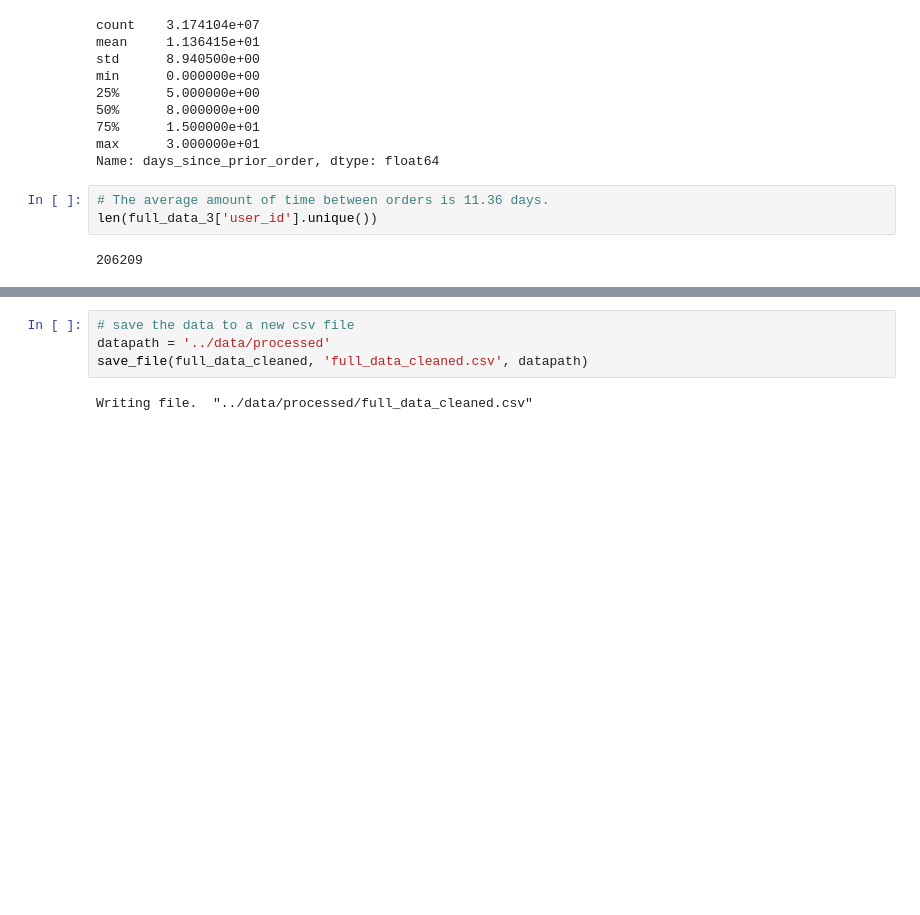
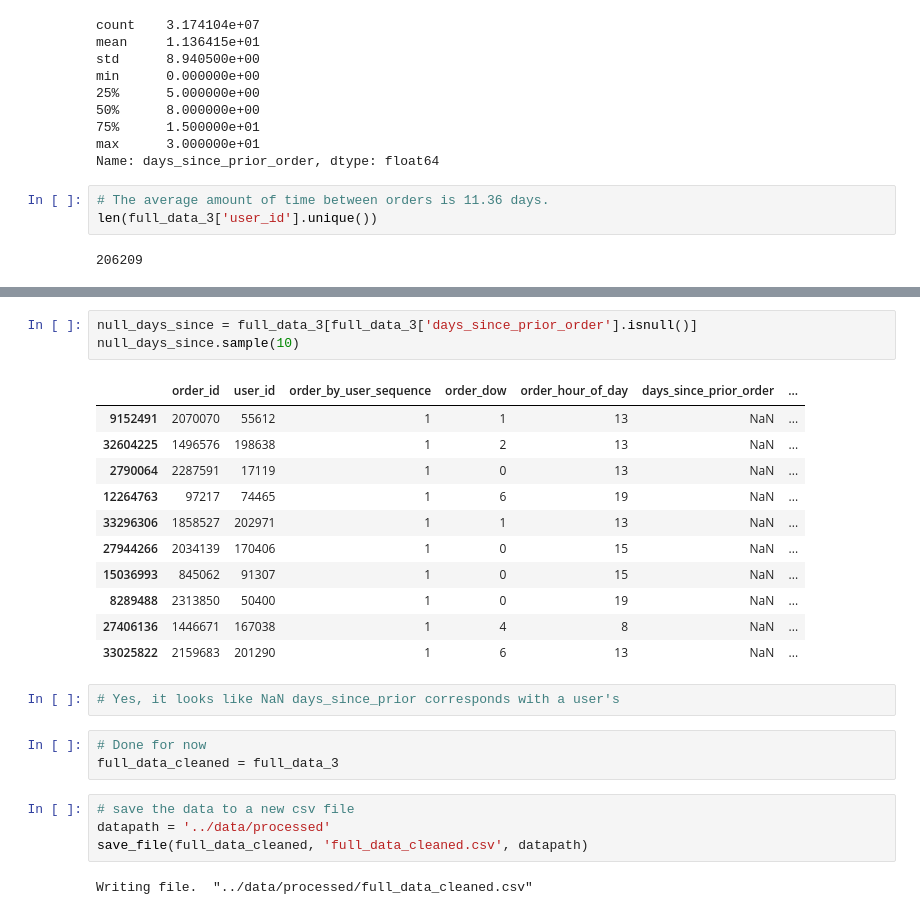
Before and after one commit to fractaldatalearning/Capstone2, a Jupyter notebook: notebooks/Wrangling.ipynb, the cells around one changed output, grey strips where cells are left out. Cells and saved outputs as stored; diff of their text form; blank space fills up the shorter version.

```diff
--- a/notebooks/Wrangling.ipynb
+++ b/notebooks/Wrangling.ipynb
@@ -697,3 +730,23 @@ full_data_cleaned = full_data_3
+# %%
+null_days_since = full_data_3[full_data_3['days_since_prior_order'].isnull()]
+null_days_since.sample(10)
+# %% [output]
+|  | order_id | user_id | order_by_user_sequence | order_dow | order_hour_of_day | days_since_prior_order | ... |
+| 9152491 | 2070070 | 55612 | 1 | 1 | 13 | NaN | ... |
+| 32604225 | 1496576 | 198638 | 1 | 2 | 13 | NaN | ... |
+| 2790064 | 2287591 | 17119 | 1 | 0 | 13 | NaN | ... |
+| 12264763 | 97217 | 74465 | 1 | 6 | 19 | NaN | ... |
+| 33296306 | 1858527 | 202971 | 1 | 1 | 13 | NaN | ... |
+| 27944266 | 2034139 | 170406 | 1 | 0 | 15 | NaN | ... |
+| 15036993 | 845062 | 91307 | 1 | 0 | 15 | NaN | ... |
+| 8289488 | 2313850 | 50400 | 1 | 0 | 19 | NaN | ... |
+| 27406136 | 1446671 | 167038 | 1 | 4 | 8 | NaN | ... |
+| 33025822 | 2159683 | 201290 | 1 | 6 | 13 | NaN | ... |
+# %%
+# Yes, it looks like NaN days_since_prior corresponds with a user's
+# %%
+# Done for now
+full_data_cleaned = full_data_3
 # %%
 # save the data to a new csv file
 datapath = '../data/processed'
```
Also changed, not shown: parts of 4 cells of this notebook.
